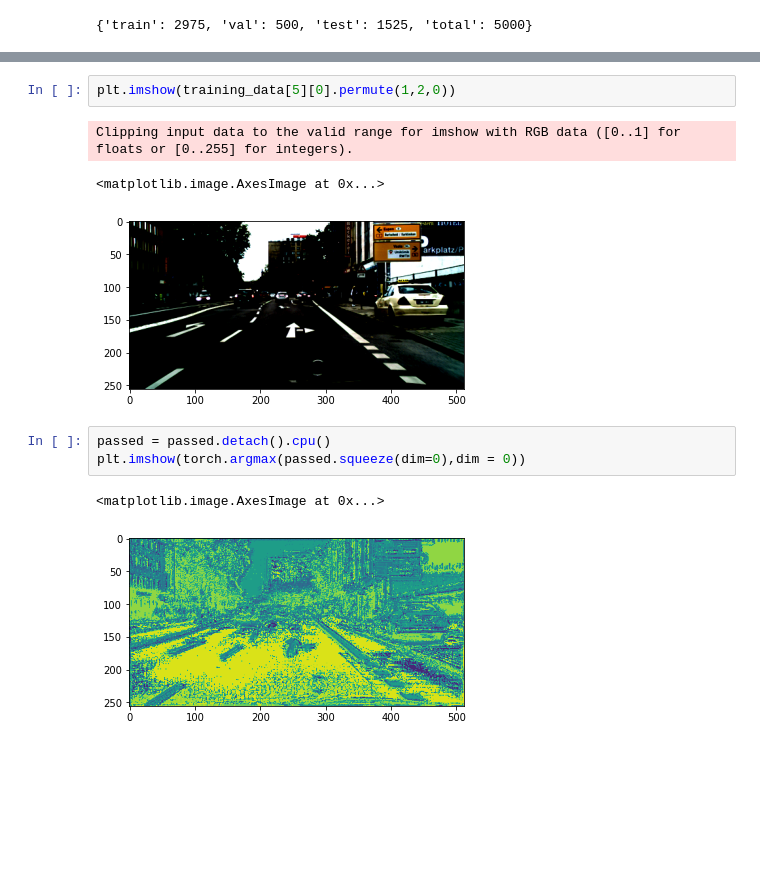
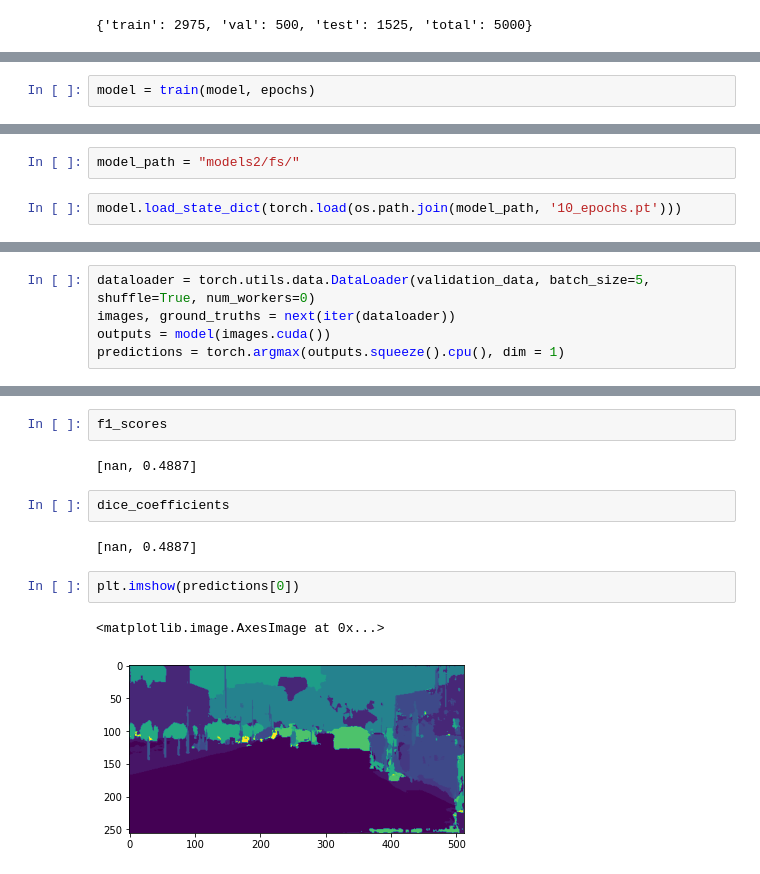
Before and after one commit to tomasamado/cityscapes-image-segmentation, a Jupyter notebook: task2_train.ipynb, the cells around one changed output, grey strips where cells are left out. Saved outputs shown, nothing was run; the diff lists cells and outputs as text; blank space fills up the shorter version.

Commit message:
fist training

```diff
--- a/task2_train.ipynb
+++ b/task2_train.ipynb
@@ -39,0 +114,2 @@ passed = model(sample.unsqueeze(dim=0))
+# %%
+model = train(model, epochs)
@@ -39,0 +136,4 @@ passed = model(sample.unsqueeze(dim=0))
+# %%
+model_path = "models2/fs/"
+# %%
+model.load_state_dict(torch.load(os.path.join(model_path, '10_epochs.pt')))
@@ -39,0 +144,5 @@ passed = model(sample.unsqueeze(dim=0))
+# %%
+dataloader = torch.utils.data.DataLoader(validation_data, batch_size=5, shuffle=True, num_workers=0)
+images, ground_truths = next(iter(dataloader))
+outputs = model(images.cuda())
+predictions = torch.argmax(outputs.squeeze().cpu(), dim = 1)
@@ -40,12 +186,13 @@ passed = model(sample.unsqueeze(dim=0))
+# %%
+f1_scores
+# %% [output]
+[nan, 0.4887]
+# %%
+dice_coefficients
+# %% [output]
+[nan, 0.4887]
 # %%
-plt.imshow(training_data[5][0].permute(1,2,0))
+plt.imshow(predictions[0])
 # %% [output]
-Clipping input data to the valid range for imshow with RGB data ([0..1] for floats or [0..255] for integers).
+<matplotlib.image.AxesImage at 0x...>
-<matplotlib.image.AxesImage at 0x...>
-[figure, old version]
+[figure, new version]
-# %%
-passed = passed.detach().cpu()
-plt.imshow(torch.argmax(passed.squeeze(dim=0),dim = 0))
-# %% [output]
-<matplotlib.image.AxesImage at 0x...>
-[figure, removed]
```
Also changed, not shown: parts of 25 cells of this notebook.
